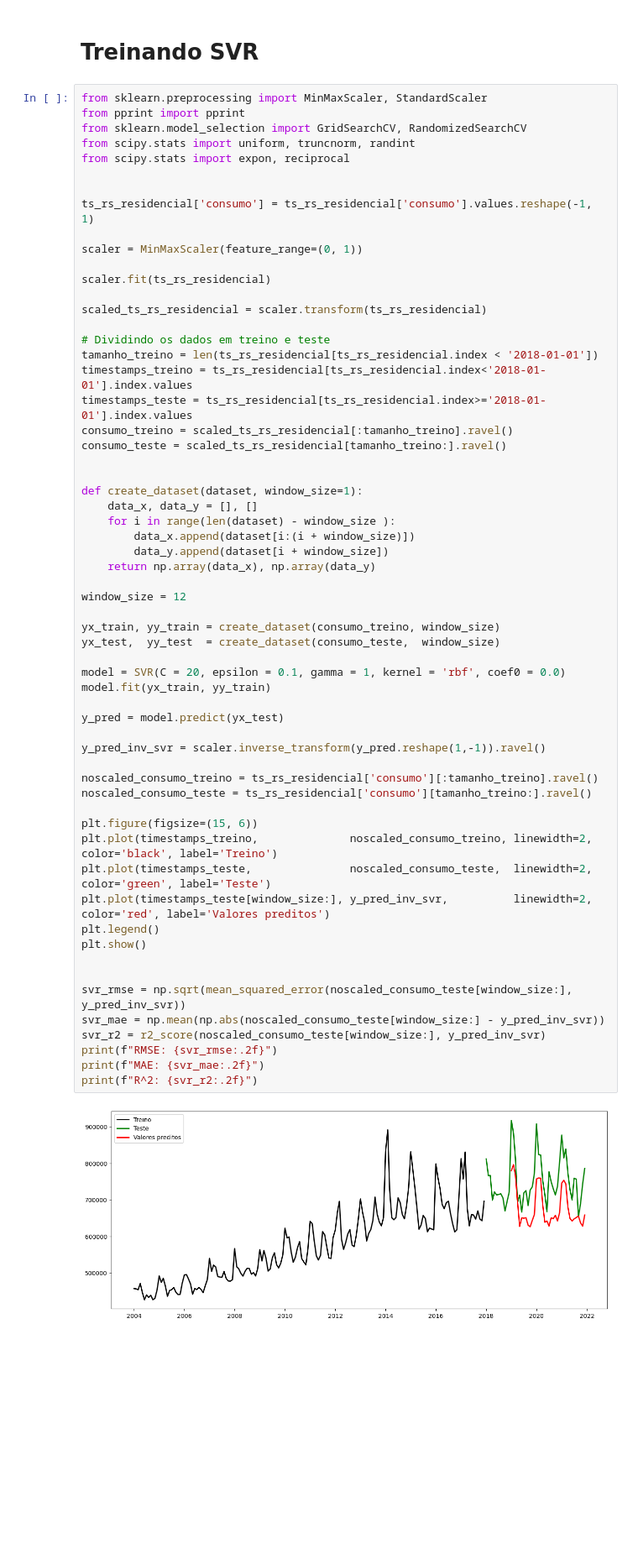
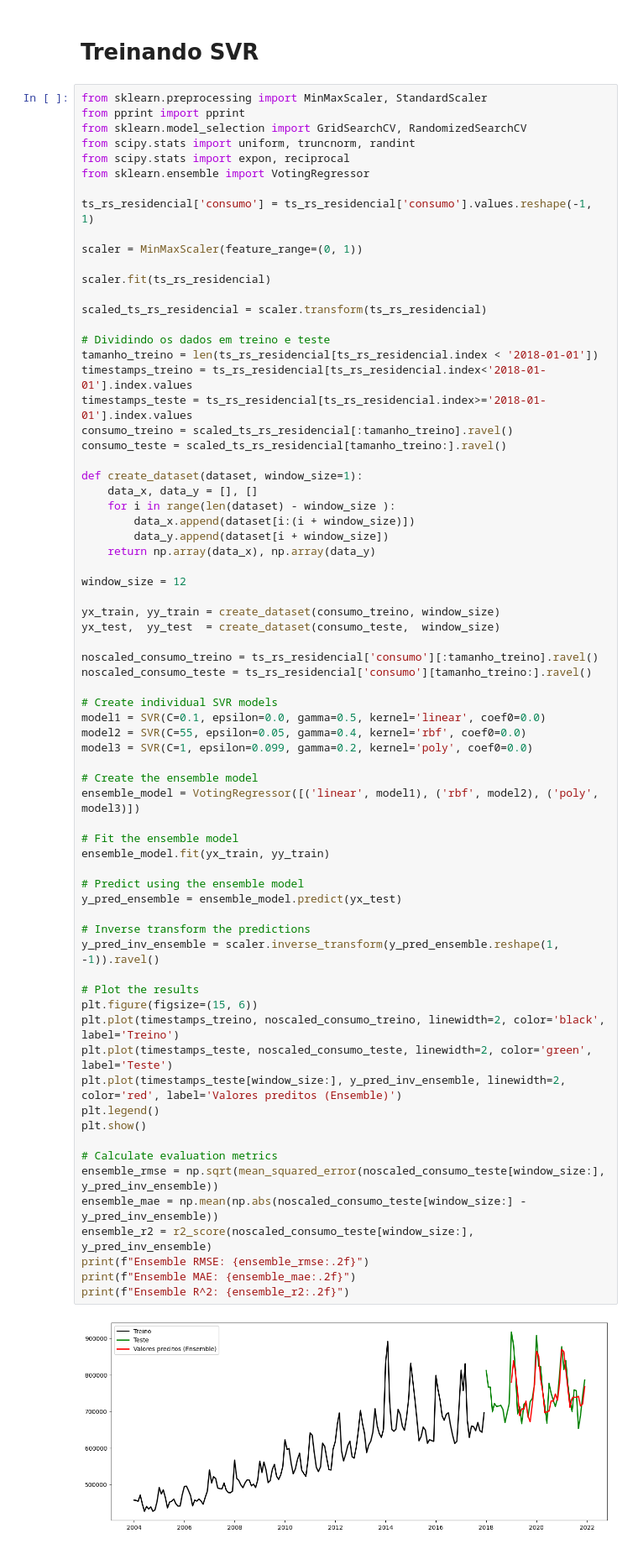
Before and after one commit to cadu08/TrabDeepLearning, a Jupyter notebook: SVR.ipynb, the cells around one changed output. Shown at 84% size. Drawn from its saved outputs; the diff is of its cells as text; blank space fills up the shorter version.

Commit message:
melhor svr - utilizando ensemble

```diff
--- a/SVR.ipynb
+++ b/SVR.ipynb
@@ -80,7 +72,7 @@ from pprint import pprint
 from sklearn.model_selection import GridSearchCV, RandomizedSearchCV
 from scipy.stats import uniform, truncnorm, randint
 from scipy.stats import expon, reciprocal
-
+from sklearn.ensemble import VotingRegressor
 
 ts_rs_residencial['consumo'] = ts_rs_residencial['consumo'].values.reshape(-1, 1)
 
@@ -90,49 +82,59 @@ scaler.fit(ts_rs_residencial)
 
 scaled_ts_rs_residencial = scaler.transform(ts_rs_residencial)
 
 # Dividindo os dados em treino e teste
 tamanho_treino = len(ts_rs_residencial[ts_rs_residencial.index < '2018-01-01'])
 timestamps_treino = ts_rs_residencial[ts_rs_residencial.index<'2018-01-01'].index.values
 timestamps_teste = ts_rs_residencial[ts_rs_residencial.index>='2018-01-01'].index.values
 consumo_treino = scaled_ts_rs_residencial[:tamanho_treino].ravel()
 consumo_teste = scaled_ts_rs_residencial[tamanho_treino:].ravel()
 
-
 def create_dataset(dataset, window_size=1):
     data_x, data_y = [], []
     for i in range(len(dataset) - window_size ):
         data_x.append(dataset[i:(i + window_size)])
         data_y.append(dataset[i + window_size])
     return np.array(data_x), np.array(data_y)
 
 window_size = 12
 
 yx_train, yy_train = create_dataset(consumo_treino, window_size)
 yx_test,  yy_test  = create_dataset(consumo_teste,  window_size)
 
-model = SVR(C = 20, epsilon = 0.1, gamma = 1, kernel = 'rbf', coef0 = 0.0)
-model.fit(yx_train, yy_train)
-
-y_pred = model.predict(yx_test)
-
-y_pred_inv_svr = scaler.inverse_transform(y_pred.reshape(1,-1)).ravel()
-
 noscaled_consumo_treino = ts_rs_residencial['consumo'][:tamanho_treino].ravel()
 noscaled_consumo_teste = ts_rs_residencial['consumo'][tamanho_treino:].ravel()
 
+# Create individual SVR models
+model1 = SVR(C=0.1, epsilon=0.0, gamma=0.5, kernel='linear', coef0=0.0)
+model2 = SVR(C=55, epsilon=0.05, gamma=0.4, kernel='rbf', coef0=0.0)
+model3 = SVR(C=1, epsilon=0.099, gamma=0.2, kernel='poly', coef0=0.0)
+
+# Create the ensemble model
+ensemble_model = VotingRegressor([('linear', model1), ('rbf', model2), ('poly', model3)])
+
+# Fit the ensemble model
+ensemble_model.fit(yx_train, yy_train)
+
+# Predict using the ensemble model
+y_pred_ensemble = ensemble_model.predict(yx_test)
+
+# Inverse transform the predictions
+y_pred_inv_ensemble = scaler.inverse_transform(y_pred_ensemble.reshape(1, -1)).ravel()
+
+# Plot the results
 plt.figure(figsize=(15, 6))
-plt.plot(timestamps_treino,              noscaled_consumo_treino, linewidth=2, color='black', label='Treino')
-plt.plot(timestamps_teste,               noscaled_consumo_teste,  linewidth=2, color='green', label='Teste')
-plt.plot(timestamps_teste[window_size:], y_pred_inv_svr,          linewidth=2, color='red', label='Valores preditos')
+plt.plot(timestamps_treino, noscaled_consumo_treino, linewidth=2, color='black', label='Treino')
+plt.plot(timestamps_teste, noscaled_consumo_teste, linewidth=2, color='green', label='Teste')
+plt.plot(timestamps_teste[window_size:], y_pred_inv_ensemble, linewidth=2, color='red', label='Valores preditos (Ensemble)')
 plt.legend()
 plt.show()
 
-
-svr_rmse = np.sqrt(mean_squared_error(noscaled_consumo_teste[window_size:], y_pred_inv_svr))
-svr_mae = np.mean(np.abs(noscaled_consumo_teste[window_size:] - y_pred_inv_svr))
-svr_r2 = r2_score(noscaled_consumo_teste[window_size:], y_pred_inv_svr)
-print(f"RMSE: {svr_rmse:.2f}")
-print(f"MAE: {svr_mae:.2f}")
-print(f"R^2: {svr_r2:.2f}")
+# Calculate evaluation metrics
+ensemble_rmse = np.sqrt(mean_squared_error(noscaled_consumo_teste[window_size:], y_pred_inv_ensemble))
+ensemble_mae = np.mean(np.abs(noscaled_consumo_teste[window_size:] - y_pred_inv_ensemble))
+ensemble_r2 = r2_score(noscaled_consumo_teste[window_size:], y_pred_inv_ensemble)
+print(f"Ensemble RMSE: {ensemble_rmse:.2f}")
+print(f"Ensemble MAE: {ensemble_mae:.2f}")
+print(f"Ensemble R^2: {ensemble_r2:.2f}")
 # %% [output]
-[figure, old version]
+[figure, new version]
```
Also changed, not shown: parts of 5 cells of this notebook.
